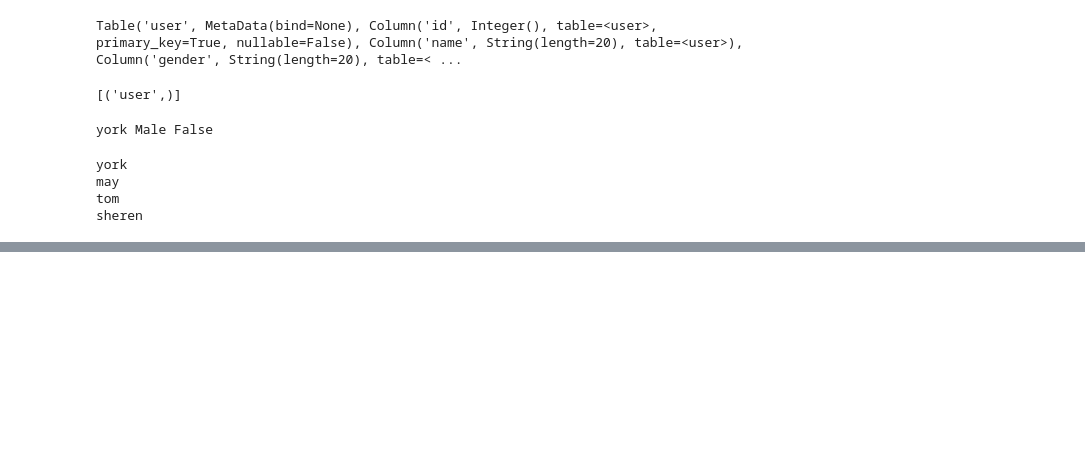
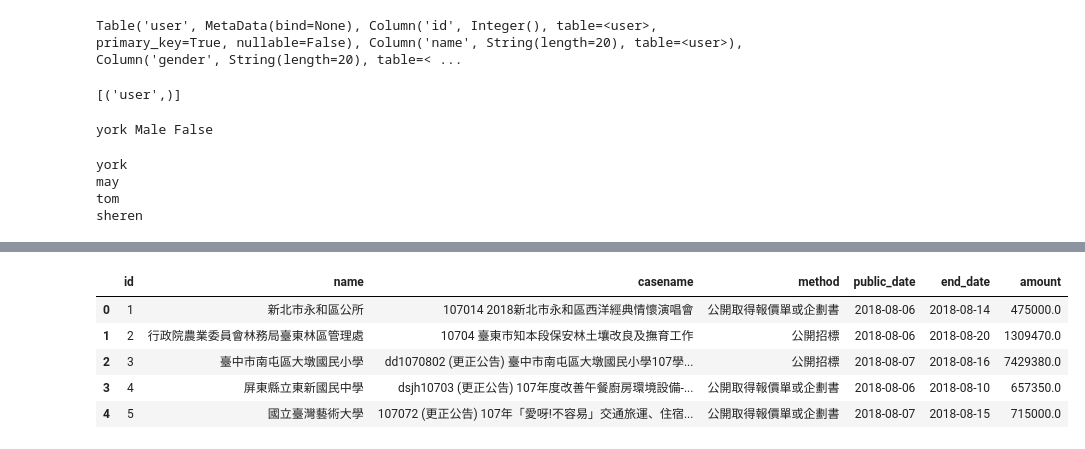
Before and after one commit to YuHsuanLin/pythonetl, a Jupyter notebook: cb102/cb102_20180807.ipynb, the cells around one changed output, grey strips where cells are left out. Saved outputs shown, nothing was run; the diff lists cells and outputs as text; code cells hidden in the pictures; blank space fills up the shorter version.

```diff
--- a/cb102/cb102_20180807.ipynb
+++ b/cb102/cb102_20180807.ipynb
@@ -319,0 +396,2 @@ sheren
+# %%
+engine = create_engine("mysql+pymysql://root:pythonetl@localhost:3306/test?charset=utf8mb4")
@@ -319,0 +477,9 @@ sheren
+# %%
+pd.read_sql("select * from pcc;",engine)
+# %% [output]
+|  | id | name | casename | method | public_date | end_date | amount |
+| 0 | 1 | 新北市永和區公所 | 107014 2018新北市永和區西洋經典情懷演唱會 | 公開取得報價單或企劃書 | 2018-08-06 | 2018-08-14 | 475000.0 |
+| 1 | 2 | 行政院農業委員會林務局臺東林區管理處 | 10704 臺東市知本段保安林土壤改良及撫育工作 | 公開招標 | 2018-08-06 | 2018-08-20 | 1309470.0 |
+| 2 | 3 | 臺中市南屯區大墩國民小學 | dd1070802 (更正公告) 臺中市南屯區大墩國民小學107學... | 公開招標 | 2018-08-07 | 2018-08-16 | 7429380.0 |
+| 3 | 4 | 屏東縣立東新國民中學 | dsjh10703 (更正公告) 107年度改善午餐廚房環境設備-... | 公開取得報價單或企劃書 | 2018-08-06 | 2018-08-10 | 657350.0 |
+| 4 | 5 | 國立臺灣藝術大學 | 107072 (更正公告) 107年「愛呀!不容易」交通旅運、住宿... | 公開取得報價單或企劃書 | 2018-08-07 | 2018-08-15 | 715000.0 |
```
Also changed, not shown: parts of 19 cells of this notebook.
